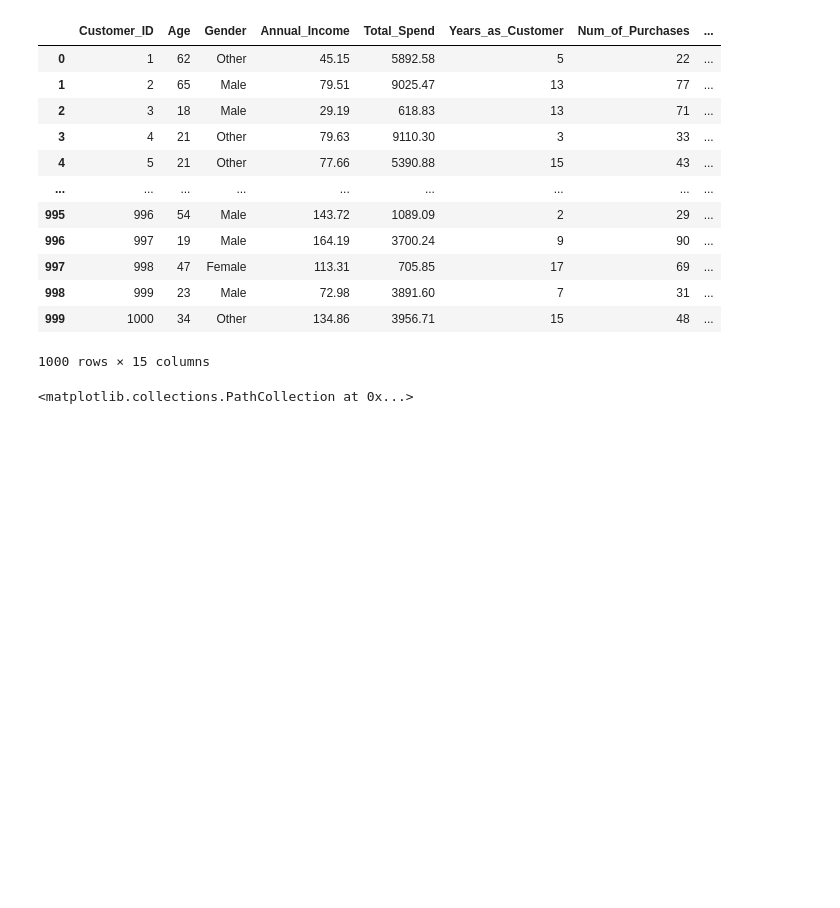
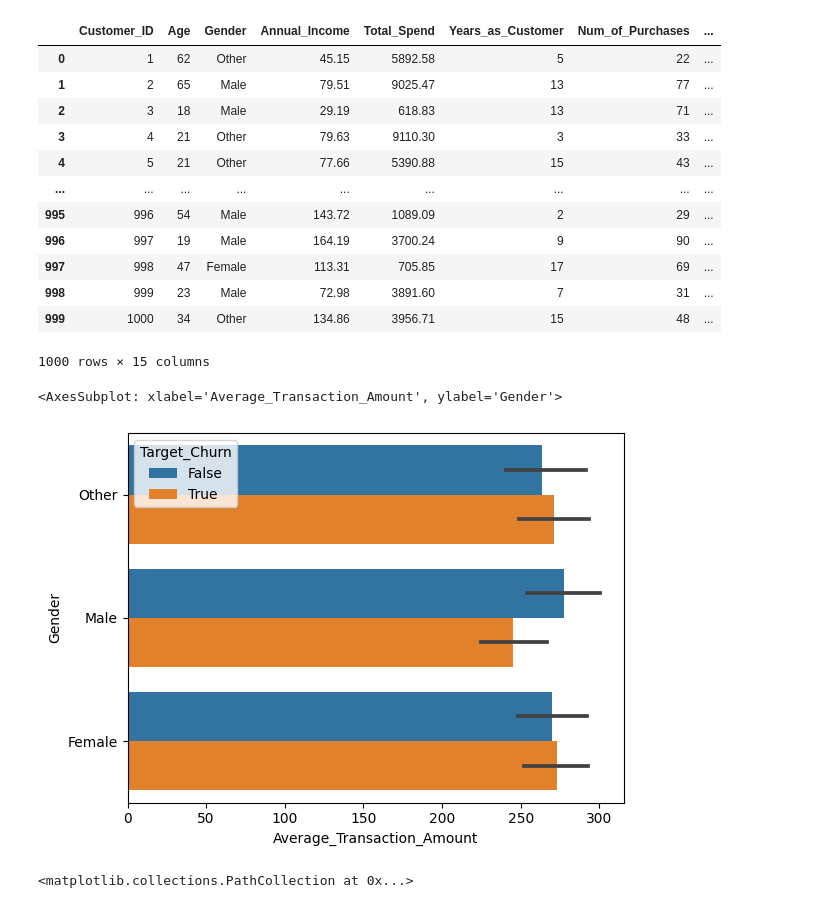
Before and after one commit to AkashBhardwaj9078/Programming-, a Jupyter notebook: churn.ipynb, the cells around one changed output. Drawn from its saved outputs; the diff is of its cells as text; code cells hidden in the pictures; blank space fills up the shorter version.

Commit message:
barplot

```diff
--- a/churn.ipynb
+++ b/churn.ipynb
@@ -20,6 +20,11 @@ df
 | 998 | 999 | 23 | Male | 72.98 | 3891.60 | 7 | 31 | ... |
 | 999 | 1000 | 34 | Other | 134.86 | 3956.71 | 15 | 48 | ... |
 1000 rows × 15 columns
+# %%
+sns.barplot(x=df["Average_Transaction_Amount"],y=df["Gender"],hue=df["Target_Churn"])
+# %% [output]
+<AxesSubplot: xlabel='Average_Transaction_Amount', ylabel='Gender'>
+[figure, added]
 # %%
 plt.scatter(df["Num_of_Returns"],df["Num_of_Purchases"])
 # %% [output]
```
